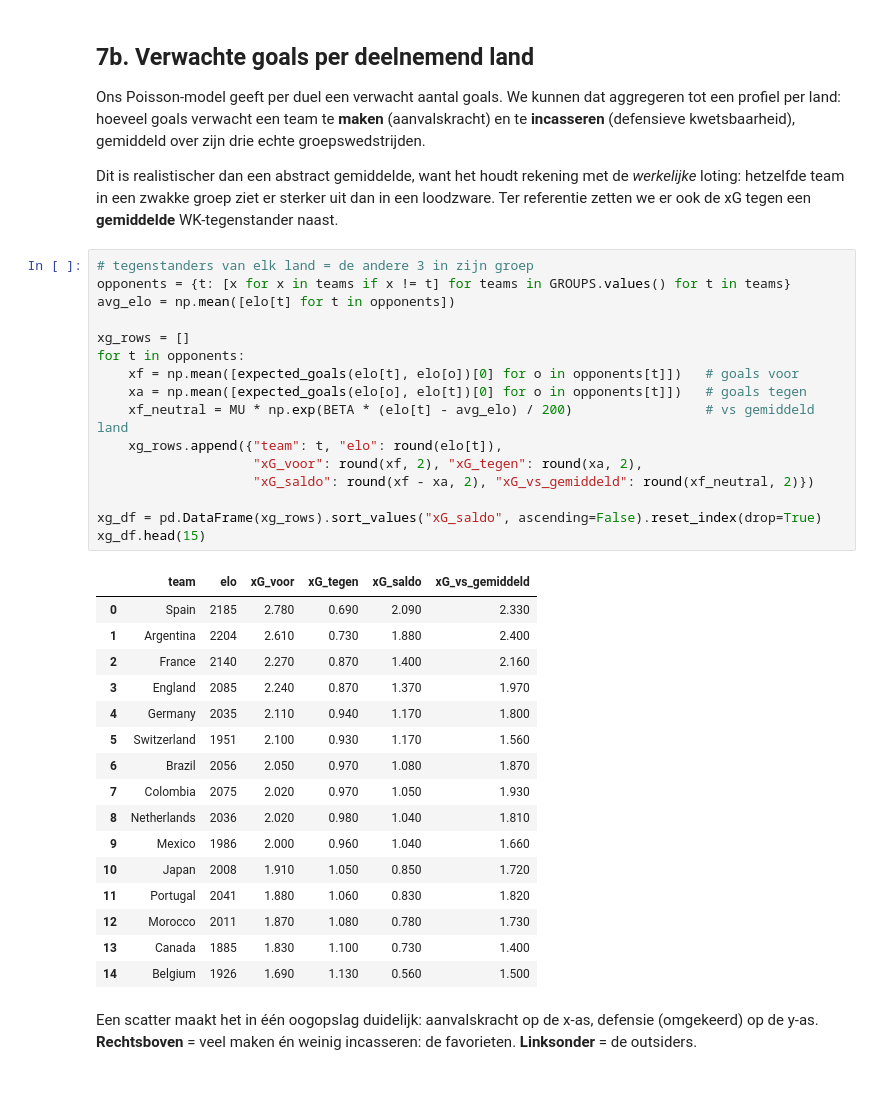
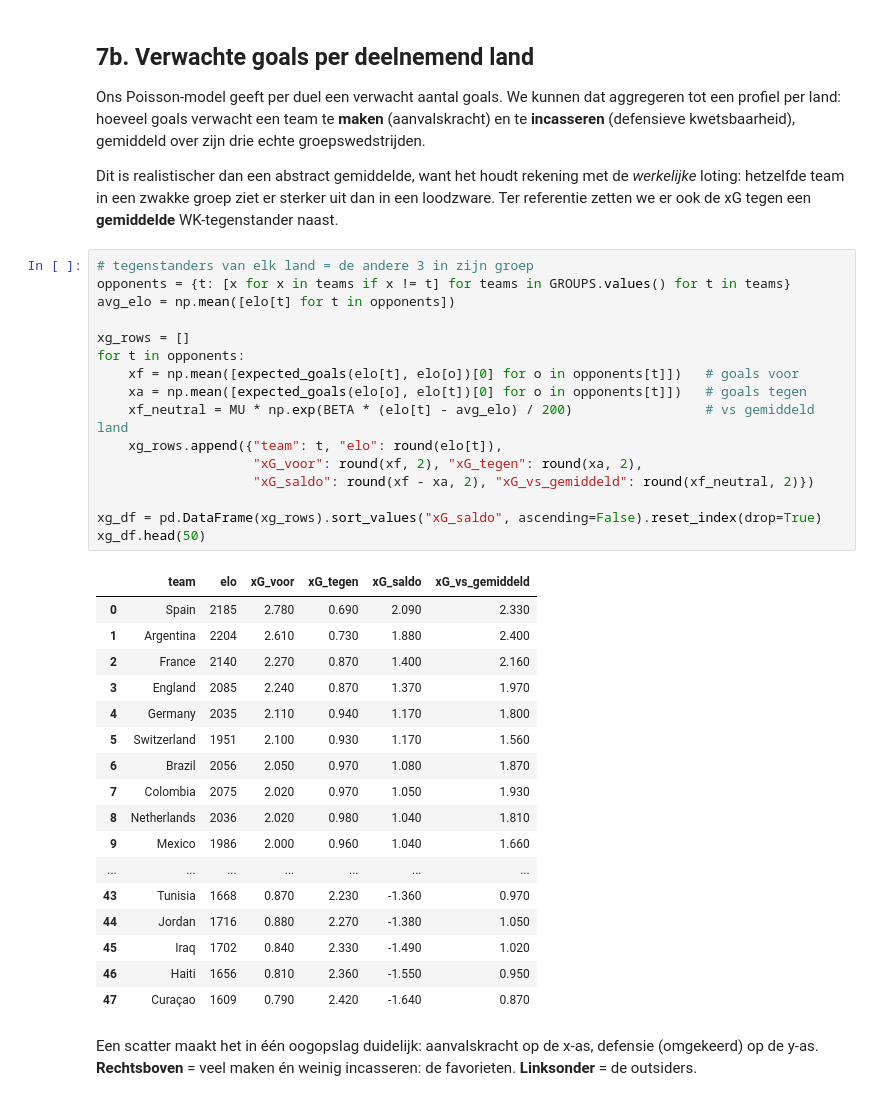
Before and after one commit to IamusuOkamoto/wk_match_predictor_2026, a Jupyter notebook: Notebooks/wk2026_match_predictor.ipynb, the cells around one changed output. Cells and saved outputs as stored; diff of their text form.

```diff
--- a/Notebooks/wk2026_match_predictor.ipynb
+++ b/Notebooks/wk2026_match_predictor.ipynb
@@ -755,36 +776,37 @@ Dit is realistischer dan een abstract gemiddelde, want het houdt rekening met de
 # %%
 # tegenstanders van elk land = de andere 3 in zijn groep
 opponents = {t: [x for x in teams if x != t] for teams in GROUPS.values() for t in teams}
 avg_elo = np.mean([elo[t] for t in opponents])
 
 xg_rows = []
 for t in opponents:
     xf = np.mean([expected_goals(elo[t], elo[o])[0] for o in opponents[t]])   # goals voor
     xa = np.mean([expected_goals(elo[o], elo[t])[0] for o in opponents[t]])   # goals tegen
     xf_neutral = MU * np.exp(BETA * (elo[t] - avg_elo) / 200)                 # vs gemiddeld land
     xg_rows.append({"team": t, "elo": round(elo[t]),
                     "xG_voor": round(xf, 2), "xG_tegen": round(xa, 2),
                     "xG_saldo": round(xf - xa, 2), "xG_vs_gemiddeld": round(xf_neutral, 2)})
 
 xg_df = pd.DataFrame(xg_rows).sort_values("xG_saldo", ascending=False).reset_index(drop=True)
-xg_df.head(15)
+xg_df.head(50)
 # %% [output]
 |  | team | elo | xG_voor | xG_tegen | xG_saldo | xG_vs_gemiddeld |
 | 0 | Spain | 2185 | 2.780 | 0.690 | 2.090 | 2.330 |
 | 1 | Argentina | 2204 | 2.610 | 0.730 | 1.880 | 2.400 |
 | 2 | France | 2140 | 2.270 | 0.870 | 1.400 | 2.160 |
 | 3 | England | 2085 | 2.240 | 0.870 | 1.370 | 1.970 |
 | 4 | Germany | 2035 | 2.110 | 0.940 | 1.170 | 1.800 |
 | 5 | Switzerland | 1951 | 2.100 | 0.930 | 1.170 | 1.560 |
 | 6 | Brazil | 2056 | 2.050 | 0.970 | 1.080 | 1.870 |
 | 7 | Colombia | 2075 | 2.020 | 0.970 | 1.050 | 1.930 |
 | 8 | Netherlands | 2036 | 2.020 | 0.980 | 1.040 | 1.810 |
 | 9 | Mexico | 1986 | 2.000 | 0.960 | 1.040 | 1.660 |
-| 10 | Japan | 2008 | 1.910 | 1.050 | 0.850 | 1.720 |
-| 11 | Portugal | 2041 | 1.880 | 1.060 | 0.830 | 1.820 |
-| 12 | Morocco | 2011 | 1.870 | 1.080 | 0.780 | 1.730 |
-| 13 | Canada | 1885 | 1.830 | 1.100 | 0.730 | 1.400 |
-| 14 | Belgium | 1926 | 1.690 | 1.130 | 0.560 | 1.500 |
+| ... | ... | ... | ... | ... | ... | ... |
+| 43 | Tunisia | 1668 | 0.870 | 2.230 | -1.360 | 0.970 |
+| 44 | Jordan | 1716 | 0.880 | 2.270 | -1.380 | 1.050 |
+| 45 | Iraq | 1702 | 0.840 | 2.330 | -1.490 | 1.020 |
+| 46 | Haiti | 1656 | 0.810 | 2.360 | -1.550 | 0.950 |
+| 47 | Curaçao | 1609 | 0.790 | 2.420 | -1.640 | 0.870 |
 # %% [markdown]
 Een scatter maakt het in één oogopslag duidelijk: aanvalskracht op de x-as, defensie (omgekeerd) op de y-as. **Rechtsboven** = veel maken én weinig incasseren: de favorieten. **Linksonder** = de outsiders.
 # %%
```
Also changed, not shown: parts of 10 cells of this notebook.
